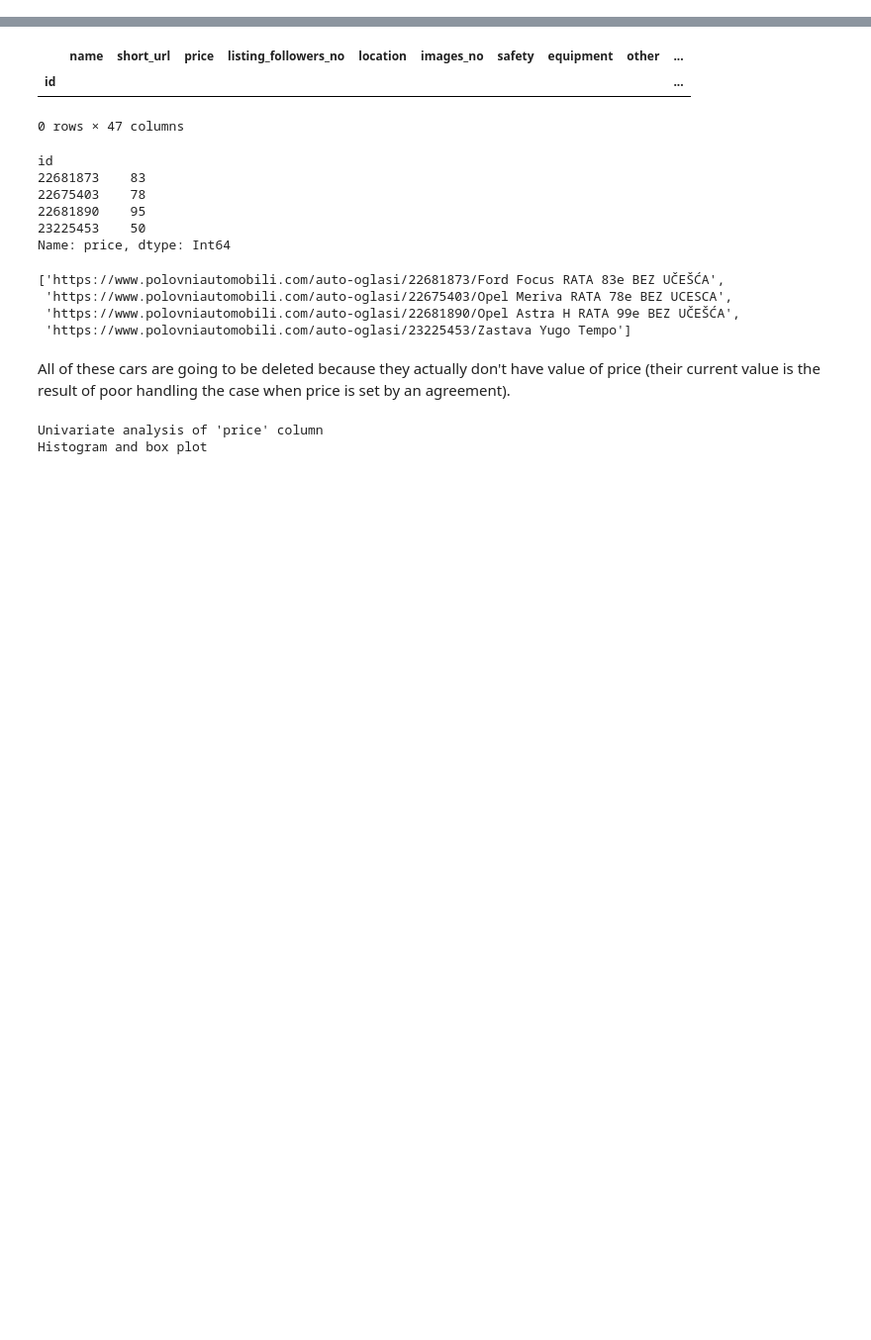
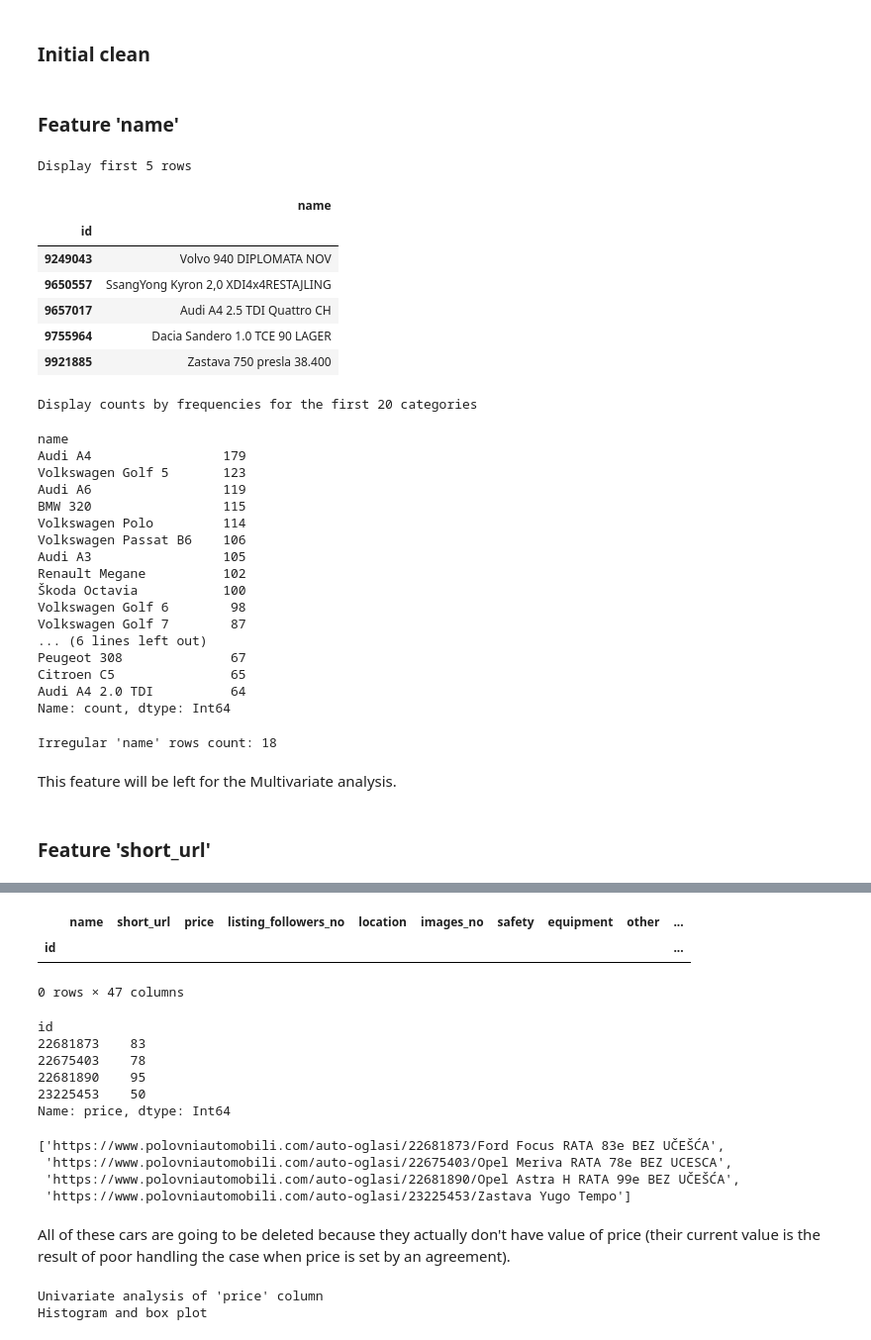
Before and after one commit to aleksa-radojicic/second_hand_car_price_prediction, a Jupyter notebook: notebooks/1_UnivariateAnalysis.ipynb, the cells around one changed output, grey strips where cells are left out. Shown: that part at 99% size. Drawn from its saved outputs; the diff is of its cells as text; code cells hidden in the pictures; blank space fills up the shorter version.

```diff
--- a/notebooks/1_UnivariateAnalysis.ipynb
+++ b/notebooks/1_UnivariateAnalysis.ipynb
@@ -159,3 +18,0 @@ This will be left for the Multivariate analysis.
-# %%
-features_info["other"].append(current_col)
-features_info["other"].append("short_url")
@@ -193,0 +38,3 @@ df_test = df_test[df_test[current_col] != 1]
+# %%
+df = get_dataset_from_db()
+features_info = get_metadata()
@@ -193,0 +68,2 @@ df_test = df_test[df_test[current_col] != 1]
+# %% [markdown]
+### Initial clean
@@ -193,0 +101,58 @@ df_test = df_test[df_test[current_col] != 1]
+# %% [markdown]
+### Feature 'name'
+# %%
+@preprocess_init
+def cf_name_da(
+    df: pd.DataFrame, features_info: FeaturesInfo
+) -> Tuple[pd.DataFrame, FeaturesInfo]:
+    feature_name = da_utils.get_feature_name()
+
+    print("Display first 5 rows")
+    display(df[[feature_name]].head())
+    print()
+
+    print("Display counts by frequencies for the first 20 categories")
+    display(df[feature_name].value_counts().head(20))
+    print()
+
+    sum_irregular_name_rows = (
+        df[feature_name].str.contains("ucesc|učešć", case=False).sum()
+    )
+    print(f"Irregular 'name' rows count: {sum_irregular_name_rows}")
+    display(Markdown("This feature will be left for the Multivariate analysis."))
+
+    features_info["other"].append(feature_name)
+    return df, features_info
+# %%
+df, features_info = cf_name_da(df=df, features_info=features_info)
+# %% [output]
+Display first 5 rows
+|  | name |
+| id |  |
+| 9249043 | Volvo 940 DIPLOMATA NOV |
+| 9650557 | SsangYong Kyron 2,0 XDI4x4RESTAJLING |
+| 9657017 | Audi A4 2.5 TDI Quattro CH |
+| 9755964 | Dacia Sandero 1.0 TCE 90 LAGER |
+| 9921885 | Zastava 750 presla 38.400 |
+Display counts by frequencies for the first 20 categories
+name
+Audi A4                 179
+Volkswagen Golf 5       123
+Audi A6                 119
+BMW 320                 115
+Volkswagen Polo         114
+Volkswagen Passat B6    106
+Audi A3                 105
+Renault Megane          102
+Škoda Octavia           100
+Volkswagen Golf 6        98
+Volkswagen Golf 7        87
+... (6 lines left out)
+Peugeot 308              67
+Citroen C5               65
+Audi A4 2.0 TDI          64
+Name: count, dtype: Int64
+Irregular 'name' rows count: 18
+This feature will be left for the Multivariate analysis.
+# %% [markdown]
+### Feature 'short_url'
```
Also changed, not shown: parts of 37 cells of this notebook, 5 other files.
